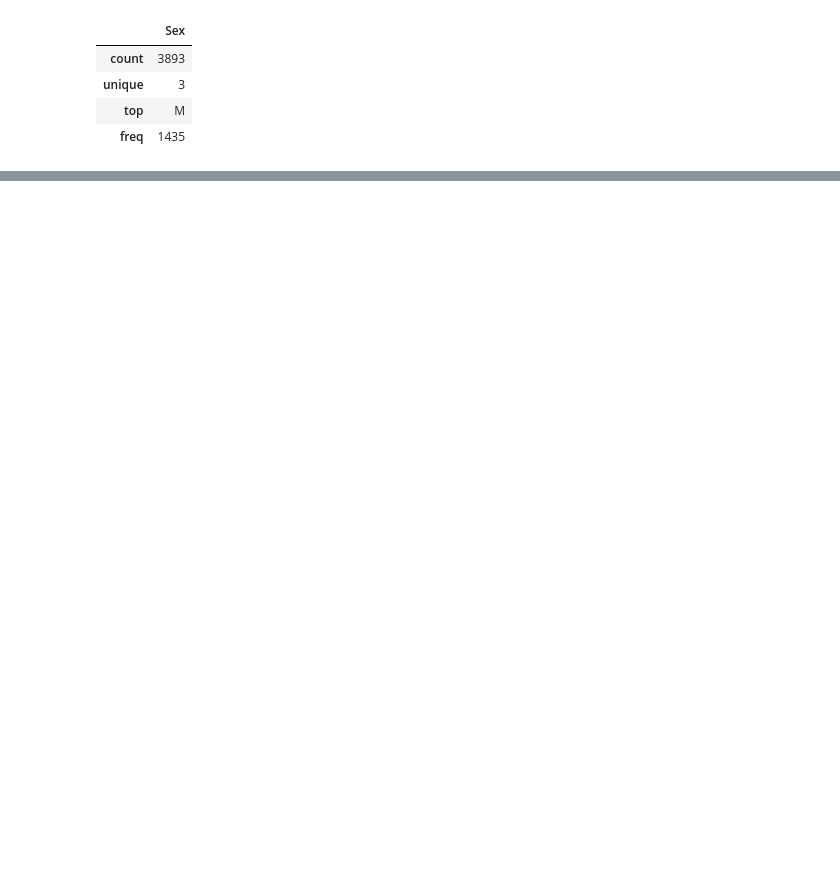
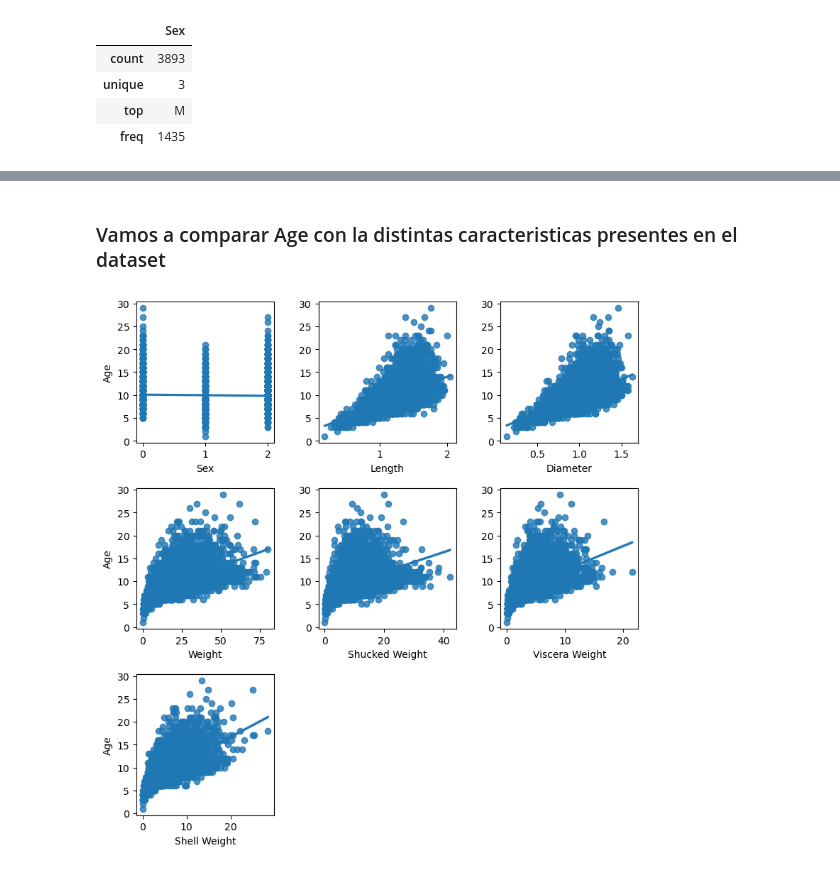
Before and after one commit to MathUPTC/CrabAge, a Jupyter notebook: Notebooks/eda_data.ipynb, the cells around one changed output, grey strips where cells are left out. Saved outputs shown, nothing was run; the diff lists cells and outputs as text; code cells hidden in the pictures; blank space fills up the shorter version.

```diff
--- a/Notebooks/eda_data.ipynb
+++ b/Notebooks/eda_data.ipynb
@@ -131,0 +242,23 @@ plt.show
+# %% [markdown]
+### Vamos a comparar Age con la distintas caracteristicas presentes en el dataset
+# %%
+fig, axis = plt.subplots(3, 3, figsize = (8, 8))
+
+#Crear un diagrama de dispersión multiple
+sns.regplot(ax = axis[0,0], data = data, x = "Sex", y = "Age")
+sns.regplot(ax = axis[0,1], data = data, x = "Length", y = "Age").set(ylabel = None)
+sns.regplot(ax = axis[0,2], data = data , x = "Diameter", y = "Age").set(ylabel = None)
+sns.regplot(ax = axis[1,0], data = data, x = "Weight", y = "Age")
+sns.regplot(ax = axis[1,1], data = data, x = "Shucked Weight", y = "Age").set(ylabel = None)
+sns.regplot(ax = axis[1,2], data = data, x = "Viscera Weight", y = "Age").set(ylabel = None)
+sns.regplot(ax = axis[2,0], data = data, x = "Shell Weight", y = "Age")
+
+#Ajustar el layout
+plt.tight_layout()
+plt.delaxes(axis[2,1])
+plt.delaxes(axis[2,2])
+
+#Mostrar el plot
+plt.show()
+# %% [output]
+[figure, added]
```
Also changed, not shown: parts of 21 cells of this notebook.
